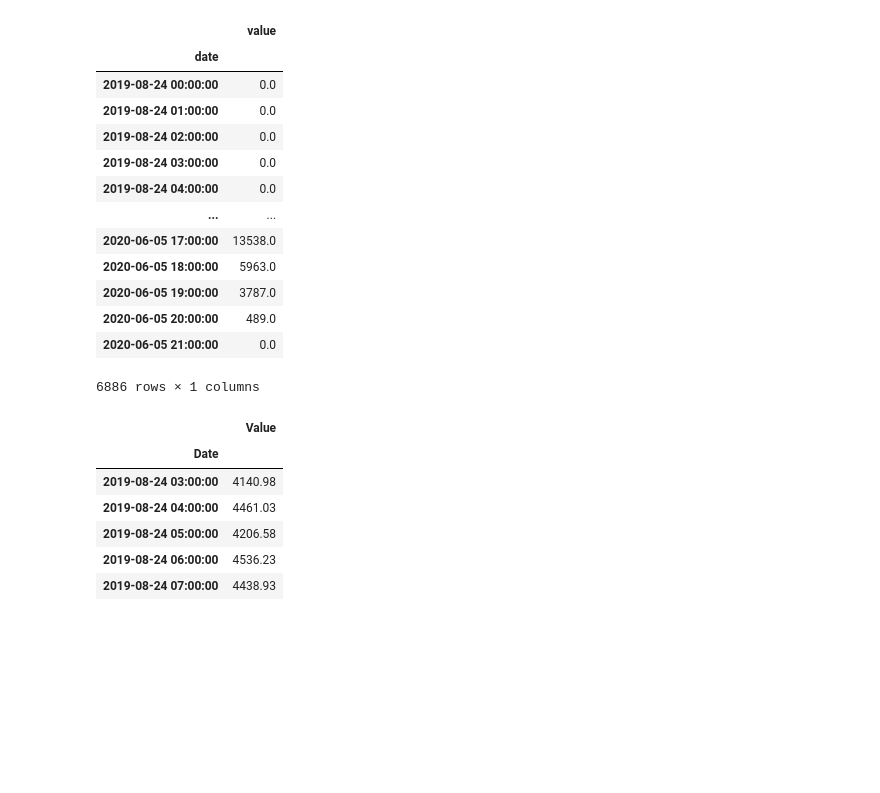
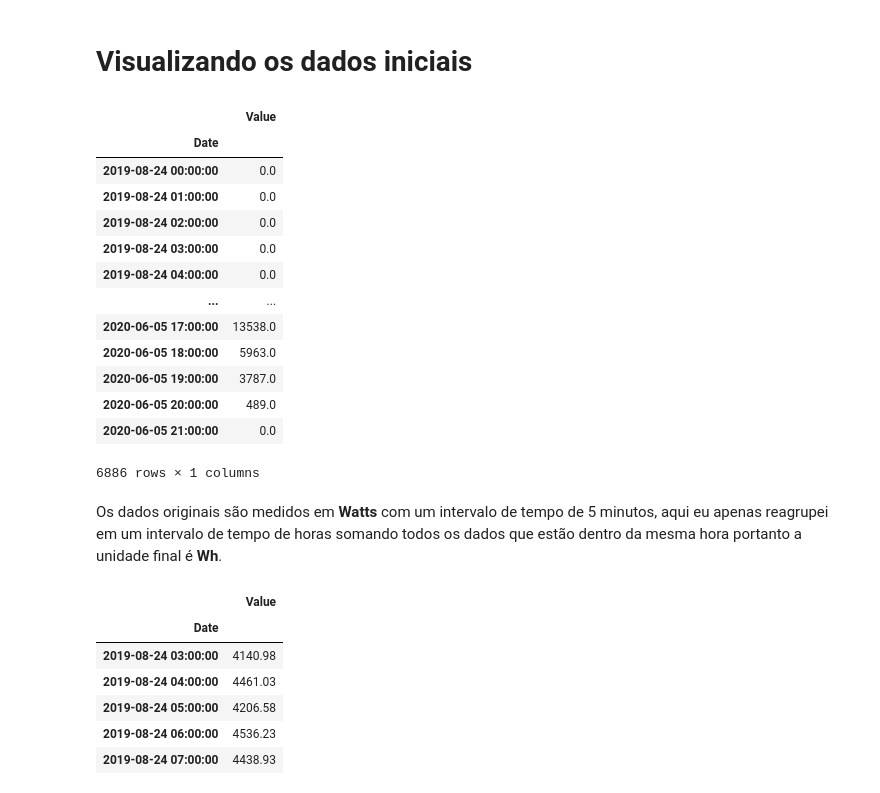
Before and after one commit to leogargitter/cice_analise_de_series_temporais, a Jupyter notebook: paineis_solares_antigos/paineis_solares_antigos.ipynb, the cells around one changed output. Saved outputs shown, nothing was run; the diff lists cells and outputs as text; code cells hidden in the pictures; blank space fills up the shorter version.

Commit message:
análise painéis solares + modelo keras
Fiz uma análise inicial dos dados dos painéis solares e também comecei a trabalhar e gerar alguns resultados com o Keras.

```diff
--- a/paineis_solares_antigos/paineis_solares_antigos.ipynb
+++ b/paineis_solares_antigos/paineis_solares_antigos.ipynb
@@ -1,18 +1,20 @@
+# %% [markdown]
+# Visualizando os dados iniciais
 # %%
 import pandas as pd
 
 df_solar = pd.read_csv('PotAC_2017-2020.csv', sep=';')
-df_solar['date'] = pd.to_datetime(df_solar['date'], unit='s')
-df_solar['value'] = df_solar['value'].replace({',': ''}, regex=True)
-df_solar['value'] = pd.to_numeric(df_solar['value'], downcast="float")
-df_solar = df_solar.set_index('date')
+df_solar['Date'] = pd.to_datetime(df_solar['Date'], unit='s')
+df_solar['Value'] = df_solar['Value'].replace({',': ''}, regex=True)
+df_solar['Value'] = pd.to_numeric(df_solar['Value'], downcast="float")
+df_solar = df_solar.set_index('Date')
 hourly_data_solar = df_solar.resample('H').sum()
-hourly_data_solar['value'] = hourly_data_solar['value']
+hourly_data_solar['Value'] = hourly_data_solar['Value']
 hourly_data_solar = hourly_data_solar.truncate('2019-08-24','2020-06-09')
 hourly_data_solar
 # %% [output]
-|  | value |
-| date |  |
+|  | Value |
+| Date |  |
 | 2019-08-24 00:00:00 | 0.0 |
 | 2019-08-24 01:00:00 | 0.0 |
 | 2019-08-24 02:00:00 | 0.0 |
@@ -25,6 +27,8 @@ hourly_data_solar
 | 2020-06-05 20:00:00 | 489.0 |
 | 2020-06-05 21:00:00 | 0.0 |
 6886 rows × 1 columns
+# %% [markdown]
+Os dados originais são medidos em **Watts** com um intervalo de tempo de 5 minutos, aqui eu apenas reagrupei em um intervalo de tempo de horas somando todos os dados que estão dentro da mesma hora portanto a unidade final é **Wh**.
 # %%
 df_pk = pd.read_csv('P0_PK_24_08_19-09_06_20.csv')
 df_pk['Date'] = pd.to_datetime(df_pk['Date'], dayfirst=True)
```
Also changed, not shown: parts of 22 cells of this notebook, 8 other files.
